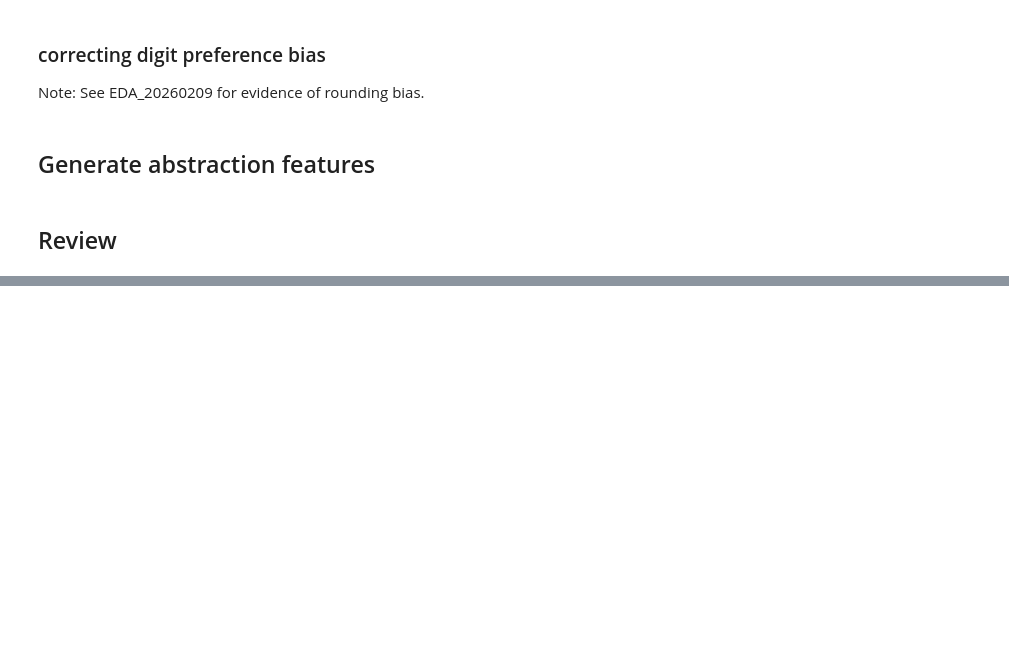
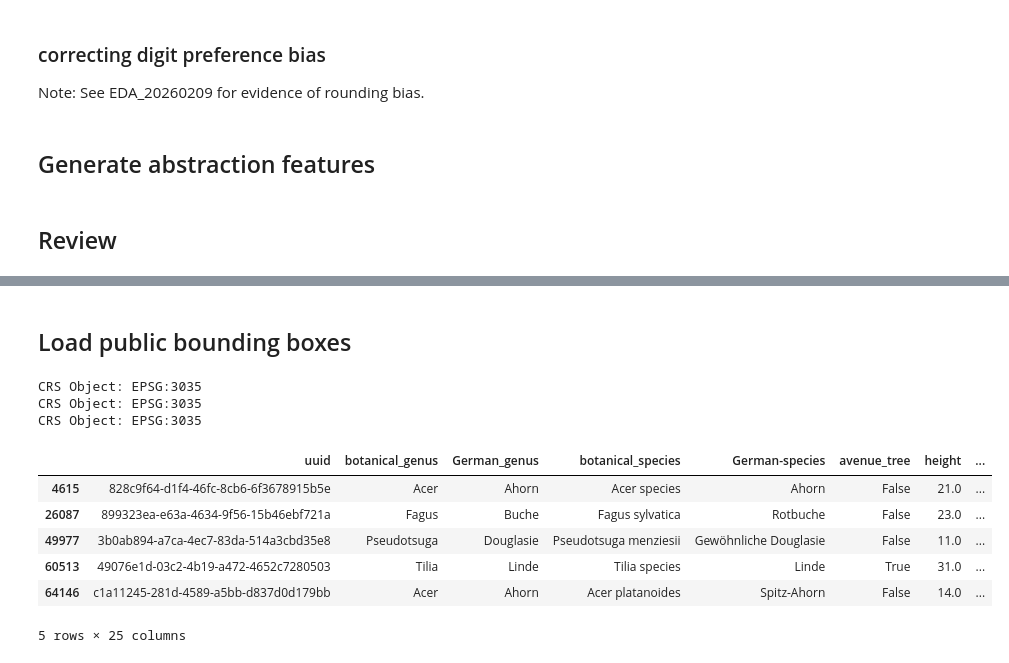
Before and after one commit to Claritatem/Urban-Trees, a Jupyter notebook: python/EDA_20260212.ipynb, the cells around one changed output, grey strips where cells are left out. Drawn from its saved outputs; the diff is of its cells as text; code cells hidden in the pictures; blank space fills up the shorter version.

Commit message:
Begin spatial data EDA

```diff
--- a/python/EDA_20260212.ipynb
+++ b/python/EDA_20260212.ipynb
@@ -259,0 +329,2 @@ Sample size = 116:
+# %% [markdown]
+## Load public bounding boxes
@@ -259,0 +336,10 @@ Sample size = 116:
+# %%
+# Check cordiante reference system (CRS) for all loaded GeoJsons matches
+CRS_printer(tree_gdf)
+CRS_printer(parks_gdf)
+CRS_printer(cem_gdf)
+print()
+# %% [output]
+CRS Object: EPSG:3035
+CRS Object: EPSG:3035
+CRS Object: EPSG:3035
@@ -259,0 +351,4 @@ Sample size = 116:
+# %%
+# map translated variable names
+cem_gdf = cem_gdf.rename(columns=recoded_column_names)
+parks_gdf = parks_gdf.rename(columns=recoded_column_names)
@@ -259,0 +369,45 @@ Sample size = 116:
+# %%
+# concatnate parks and cemetery polygons
+pc_gdf = pd.concat([cem_gdf,parks_gdf])
+# %%
+# spaitial leftouter-join trees to parks and cemeteries
+# Note: Keeping all trees in origional dataset for now.
+enriched_tree_gdf = gpd.sjoin(left_df= tree_gdf,
+                              right_df= pc_gdf[['designation','type','geometry']],
+                              how='left',
+                              predicate='intersects'
+                              ).drop(columns=['index_right'])
+# %%
+# For each tree within a polygon, find distance to nearest polygon edge
+
+# subset the enriched_tree dataframe down to those records that are within polygons.
+# Note: use of .copy()
+subset_gdf = enriched_tree_gdf[enriched_tree_gdf['type'].notna()].copy()
+
+# Convert the polygons in pc_gdf to edges only:
+pc_boundaries = pc_gdf.copy()
+pc_boundaries.geometry = pc_gdf.geometry.boundary
+
+# Spatial leftjoin-nearest subset to polygonss and record distance to nearest edge (up to 500 meters away)
+subset_gdf = gpd.sjoin_nearest(left_df=subset_gdf,
+                               right_df= pc_boundaries,
+                               how= 'left',
+                               distance_col= 'dist_to_edge')
+
+
+# # join the subset_gdf back to enriched_tree_gdf.
+enriched_tree_gdf = enriched_tree_gdf.join(subset_gdf[['dist_to_edge']], how='left')
+
+# delete temp dataframes
+del (pc_boundaries)
+del (subset_gdf)
+# %%
+enriched_tree_gdf[enriched_tree_gdf['type'].notna()].sample(5)
+# %% [output]
+|  | uuid | botanical_genus | German_genus | botanical_species | German-species | avenue_tree | height | ... |
+| 4615 | 828c9f64-d1f4-46fc-8cb6-6f3678915b5e | Acer | Ahorn | Acer species | Ahorn | False | 21.0 | ... |
+| 26087 | 899323ea-e63a-4634-9f56-15b46ebf721a | Fagus | Buche | Fagus sylvatica | Rotbuche | False | 23.0 | ... |
+| 49977 | 3b0ab894-a7ca-4ec7-83da-514a3cbd35e8 | Pseudotsuga | Douglasie | Pseudotsuga menziesii | Gewöhnliche Douglasie | False | 11.0 | ... |
+| 60513 | 49076e1d-03c2-4b19-a472-4652c7280503 | Tilia | Linde | Tilia species | Linde | True | 31.0 | ... |
+| 64146 | c1a11245-281d-4589-a5bb-d837d0d179bb | Acer | Ahorn | Acer platanoides | Spitz-Ahorn | False | 14.0 | ... |
+5 rows × 25 columns
```
Also changed, not shown: parts of 15 cells of this notebook.
